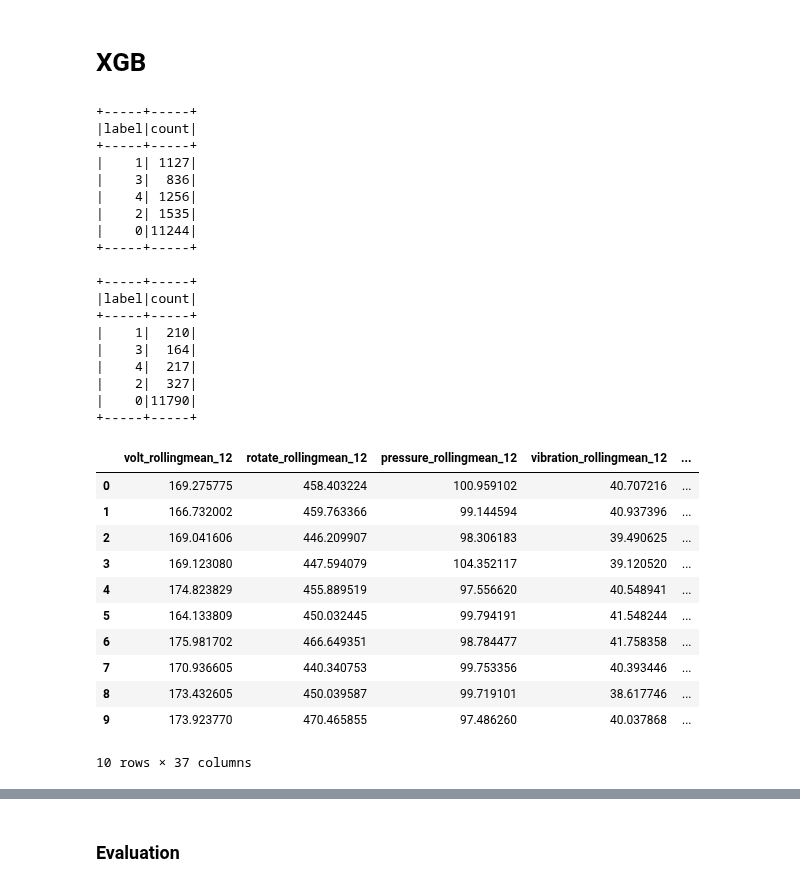
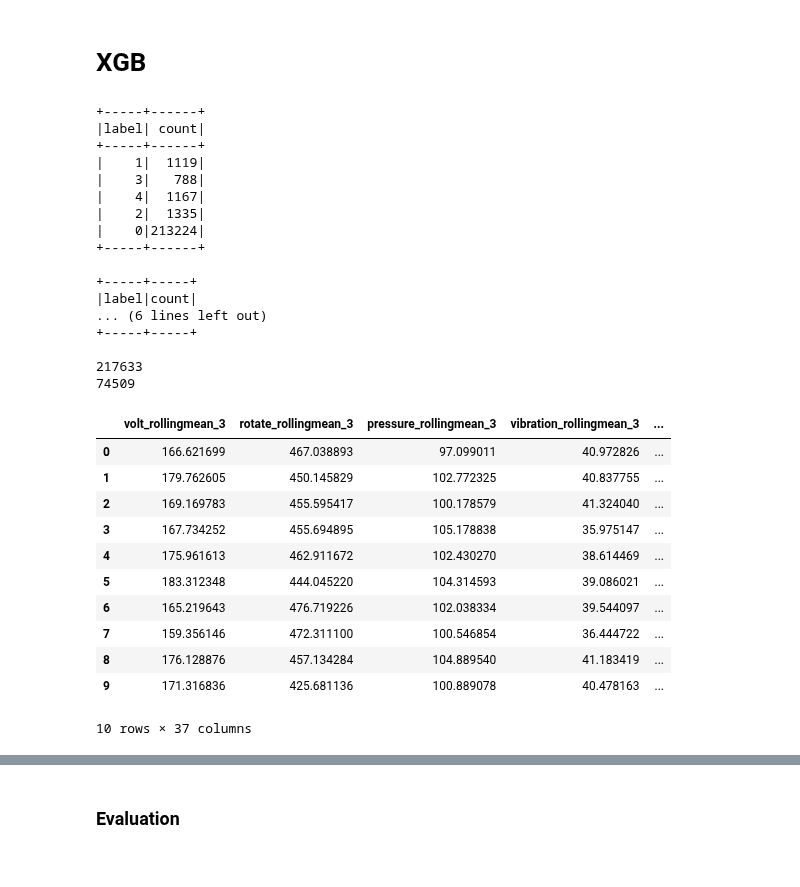
Before and after one commit to VisusAdAstra/Soen471, a Jupyter notebook: code/prototype2.ipynb, the cells around one changed output, grey strips where cells are left out. Cells and saved outputs as stored; diff of their text form; code cells hidden in the pictures.

```diff
--- a/code/prototype2.ipynb
+++ b/code/prototype2.ipynb
@@ -71,7 +71,7 @@ machines.show()
 +---------+------+---+
 only showing top 20 rows
 # %%
-feat_data = spark.read.parquet('../data/labeled_features.parquet')
+feat_data = spark.read.parquet('../data/labeled_features3.parquet')
 feat_data = feat_data.withColumn("age", feat_data.age.cast(DoubleType()))
 
 def plot_feature_importance(importance, names, model_type):
@@ -232,60 +232,58 @@ train_data.limit(10).toPandas().head(10)
 # %%
 import xgboost as xgb
 from sklearn.utils import shuffle
 from sklearn.model_selection import cross_val_score
 from sklearn.metrics import accuracy_score, plot_roc_curve
 from sklearn.model_selection import RandomizedSearchCV, RepeatedStratifiedKFold
 
 
-split_date = "2015-10-30"
+split_date = "2015-09-30"
 training = feat_data.filter(feat_data.dt_truncated < split_date)
 testing = feat_data.filter(feat_data.dt_truncated >= split_date)
 train_data = training.drop(*['dt_truncated', 'model_encoded', 'failure'])
 test_data = testing.drop(*['dt_truncated', 'model_encoded', 'failure'])
 
-train_data = train_data.sampleBy('label', fractions={0: 0.2, 1: 1.0, 2: 1.0, 3: 1.0, 4: 1.0}, seed=0).cache()
+#train_data = train_data.sampleBy('label', fractions={0: 0.2, 1: 1.0, 2: 1.0, 3: 1.0, 4: 1.0}, seed=0).cache()
 train_data.groupby('label').count().show()
 test_data.groupby('label').count().show()
 
 input_features = train_data.columns
 input_features
 
 # train_data.dtypes
-# print(train_data.count())
-# print(test_data.count())
 # test_data.limit(10).toPandas().head(10)
+print(train_data.count())
+print(test_data.count())
 train_data.limit(10).toPandas().head(10)
 # %% [output]
-+-----+-----+
-|label|count|
-+-----+-----+
-|    1| 1127|
-|    3|  836|
-|    4| 1256|
-|    2| 1535|
-|    0|11244|
-+-----+-----+
++-----+------+
+|label| count|
++-----+------+
+|    1|  1119|
+|    3|   788|
+|    4|  1167|
+|    2|  1335|
+|    0|213224|
++-----+------+
 
 +-----+-----+
 |label|count|
+... (6 lines left out)
 +-----+-----+
-|    1|  210|
-|    3|  164|
-|    4|  217|
-|    2|  327|
-|    0|11790|
-+-----+-----+
+
+217633
+74509
-|  | volt_rollingmean_12 | rotate_rollingmean_12 | pressure_rollingmean_12 | vibration_rollingmean_12 | ... |
-| 0 | 169.275775 | 458.403224 | 100.959102 | 40.707216 | ... |
-| 1 | 166.732002 | 459.763366 | 99.144594 | 40.937396 | ... |
-| 2 | 169.041606 | 446.209907 | 98.306183 | 39.490625 | ... |
-| 3 | 169.123080 | 447.594079 | 104.352117 | 39.120520 | ... |
-| 4 | 174.823829 | 455.889519 | 97.556620 | 40.548941 | ... |
-| 5 | 164.133809 | 450.032445 | 99.794191 | 41.548244 | ... |
-| 6 | 175.981702 | 466.649351 | 98.784477 | 41.758358 | ... |
-| 7 | 170.936605 | 440.340753 | 99.753356 | 40.393446 | ... |
-| 8 | 173.432605 | 450.039587 | 99.719101 | 38.617746 | ... |
-| 9 | 173.923770 | 470.465855 | 97.486260 | 40.037868 | ... |
+|  | volt_rollingmean_3 | rotate_rollingmean_3 | pressure_rollingmean_3 | vibration_rollingmean_3 | ... |
+| 0 | 166.621699 | 467.038893 | 97.099011 | 40.972826 | ... |
+| 1 | 179.762605 | 450.145829 | 102.772325 | 40.837755 | ... |
+| 2 | 169.169783 | 455.595417 | 100.178579 | 41.324040 | ... |
+| 3 | 167.734252 | 455.694895 | 105.178838 | 35.975147 | ... |
+| 4 | 175.961613 | 462.911672 | 102.430270 | 38.614469 | ... |
+| 5 | 183.312348 | 444.045220 | 104.314593 | 39.086021 | ... |
+| 6 | 165.219643 | 476.719226 | 102.038334 | 39.544097 | ... |
+| 7 | 159.356146 | 472.311100 | 100.546854 | 36.444722 | ... |
+| 8 | 176.128876 | 457.134284 | 104.889540 | 41.183419 | ... |
+| 9 | 171.316836 | 425.681136 | 100.889078 | 40.478163 | ... |
 10 rows × 37 columns
 # %%
 train_ = train_data.toPandas()
```
Also changed, not shown: parts of 12 cells of this notebook, 2 other files.
